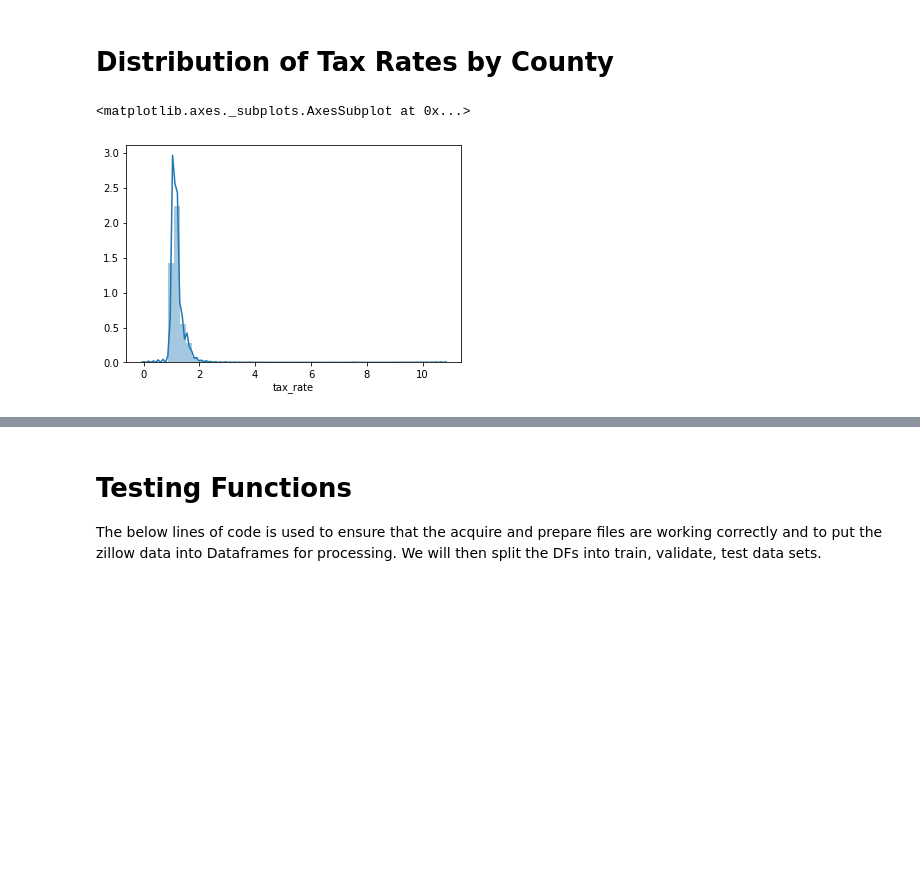
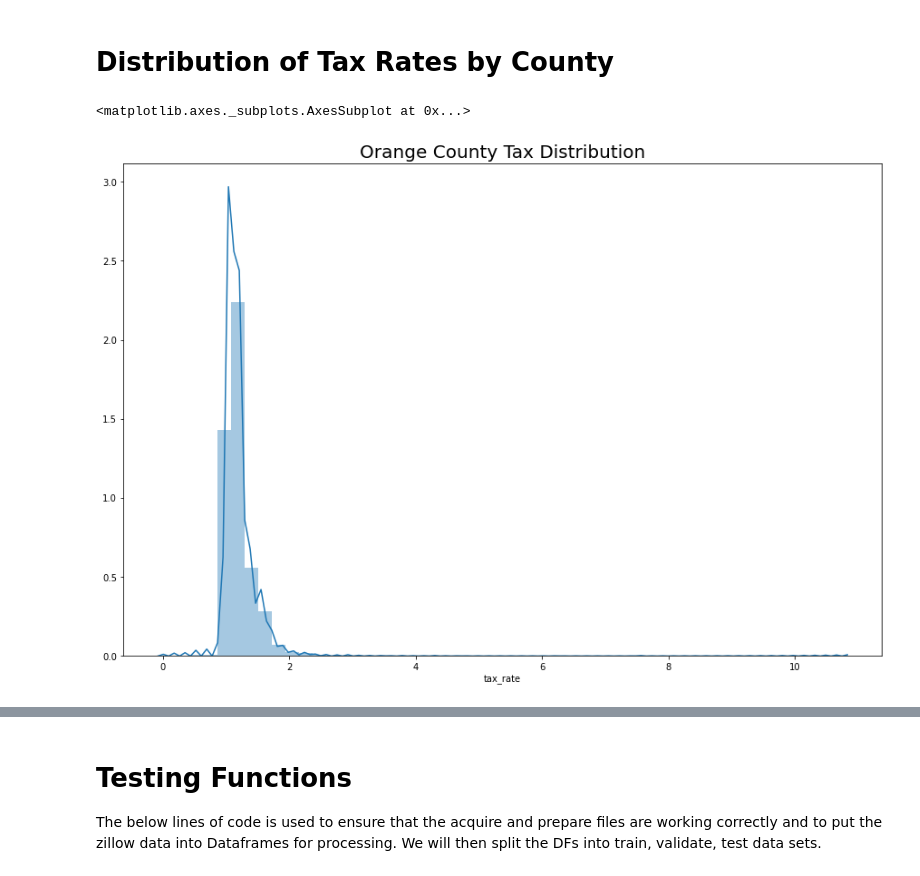
Before and after one commit to Robust-Analytics/zillow-project, a Jupyter notebook: tony_explore.ipynb, the cells around one changed output, grey strips where cells are left out. Cells and saved outputs as stored; diff of their text form; code cells hidden in the pictures; blank space fills up the shorter version.

Commit message:
changed figure sizes

```diff
--- a/tony_explore.ipynb
+++ b/tony_explore.ipynb
@@ -79,9 +79,11 @@ vc_properties = zillow_tax[zillow_tax.fips==6111]
 # Distribution of Tax Rates by County
 # %%
 # Orange County
+plt.figure(figsize=(15,10))
+plt.title("Orange County Tax Distribution", fontsize=20)
 sns.distplot(oc_properties['tax_rate'])
 # %% [output]
 <matplotlib.axes._subplots.AxesSubplot at 0x...>
-[figure, old version]
+[figure, new version]
 # %%
 # Ventura County
```
Also changed, not shown: parts of 2 cells of this notebook.
